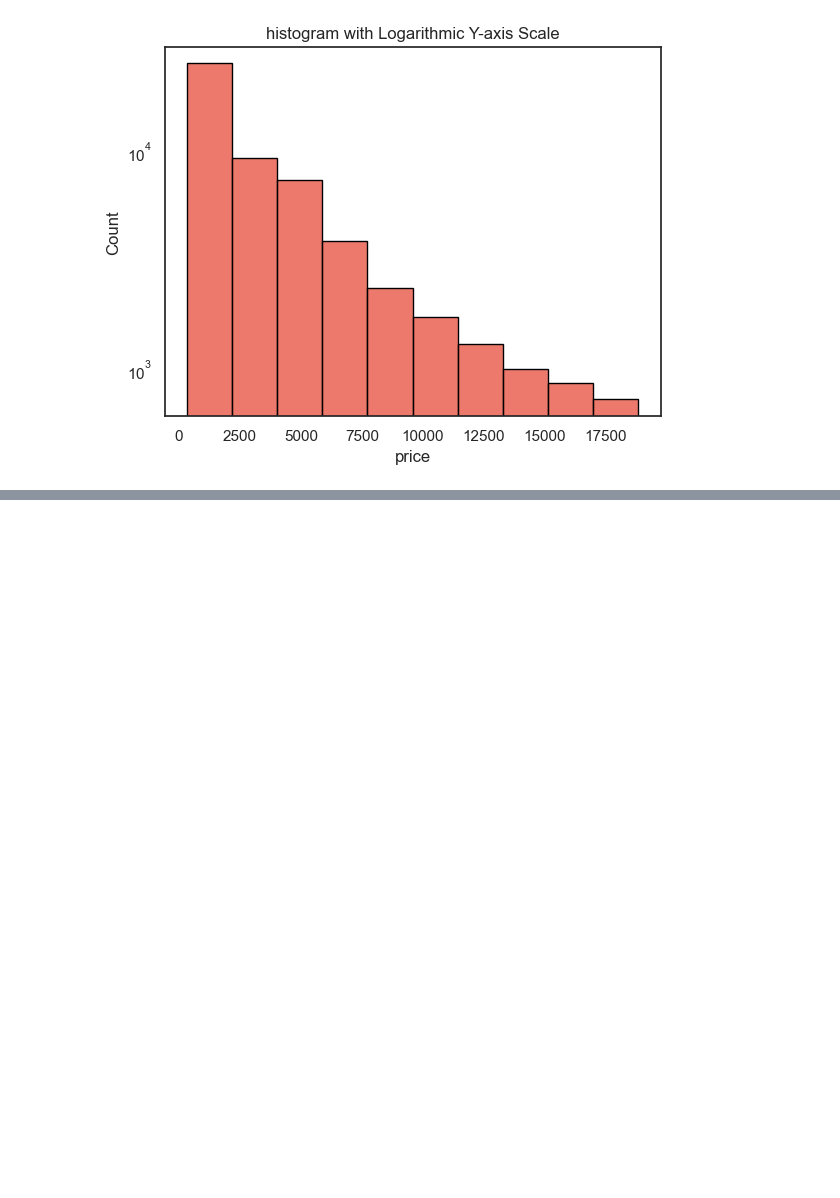
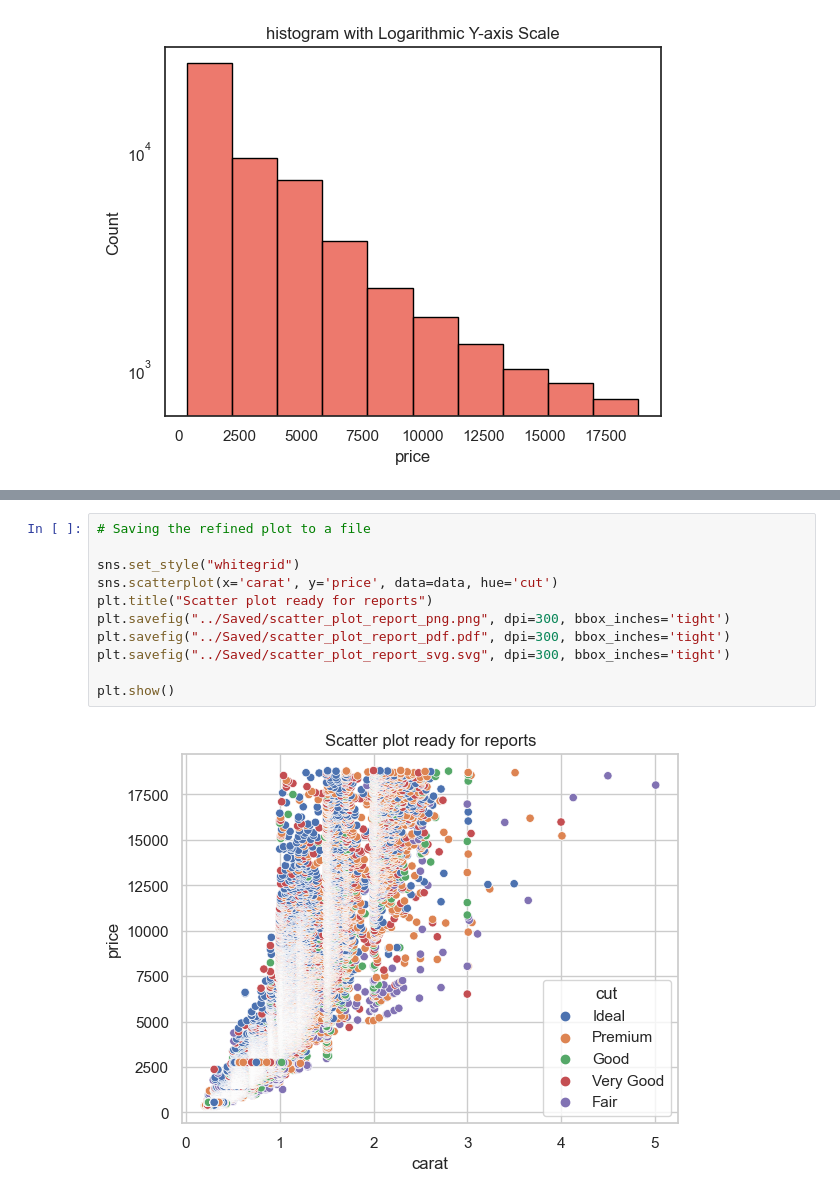
Before and after one commit to ChenniDJack/IntellipaatWorkSpace, a Jupyter notebook: LiveClass/Pandas_2025_04_12/Youtube/Matpotlib_Seaborn_Handson_21_04_2025.ipynb, the cells around one changed output, grey strips where cells are left out. Drawn from its saved outputs; the diff is of its cells as text; blank space fills up the shorter version.

```diff
--- a/LiveClass/Pandas_2025_04_12/Youtube/Matpotlib_Seaborn_Handson_21_04_2025.ipynb
+++ b/LiveClass/Pandas_2025_04_12/Youtube/Matpotlib_Seaborn_Handson_21_04_2025.ipynb
@@ -506,0 +525,13 @@ plt.show()
+# %%
+# Saving the refined plot to a file
+
+sns.set_style("whitegrid")
+sns.scatterplot(x='carat', y='price', data=data, hue='cut')
+plt.title("Scatter plot ready for reports")
+plt.savefig("../Saved/scatter_plot_report_png.png", dpi=300, bbox_inches='tight')
+plt.savefig("../Saved/scatter_plot_report_pdf.pdf", dpi=300, bbox_inches='tight')
+plt.savefig("../Saved/scatter_plot_report_svg.svg", dpi=300, bbox_inches='tight')
+
+plt.show()
+# %% [output]
+[figure, added]
```
Also changed, not shown: parts of 4 cells of this notebook, 7 other files.
